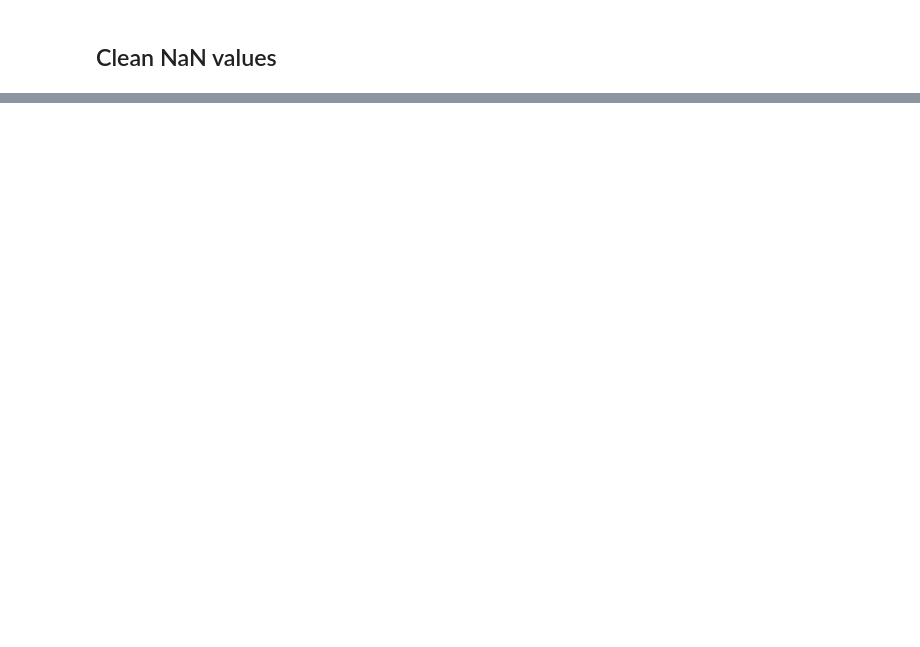
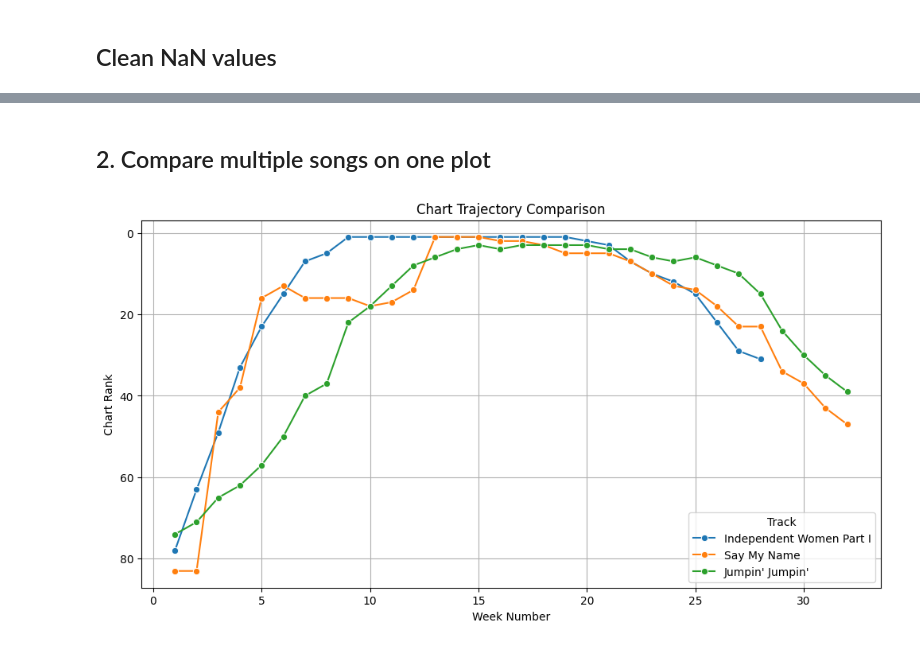
Before and after one commit to AntUse/Prog8245_Wk5_ClassWork, a Jupyter notebook: billboard_answers.ipynb, the cells around one changed output, grey strips where cells are left out. Cells and saved outputs as stored; diff of their text form; code cells hidden in the pictures; blank space fills up the shorter version.

```diff
--- a/billboard_answers.ipynb
+++ b/billboard_answers.ipynb
@@ -72,0 +182,23 @@ df_clean.head()
+# %% [markdown]
+## 2. Compare multiple songs on one plot
+# %%
+def compare_songs(song_list):
+    subset = df_clean[df_clean["Track"].isin(song_list)]
+
+    plt.figure(figsize=(12,6))
+    sns.lineplot(data=subset, x="Week_Number", y="Chart_Rank", hue="Track", marker="o")
+    plt.gca().invert_yaxis()
+    plt.title("Chart Trajectory Comparison")
+    plt.xlabel("Week Number")
+    plt.ylabel("Chart Rank")
+    plt.grid(True)
+    plt.show()
+
+# Example
+compare_songs([
+    "Independent Women Part I",
+    "Say My Name",
+    "Jumpin' Jumpin'"
+])
+# %% [output]
+[figure, added]
```
Also changed, not shown: parts of 14 cells of this notebook, 5 other files.
